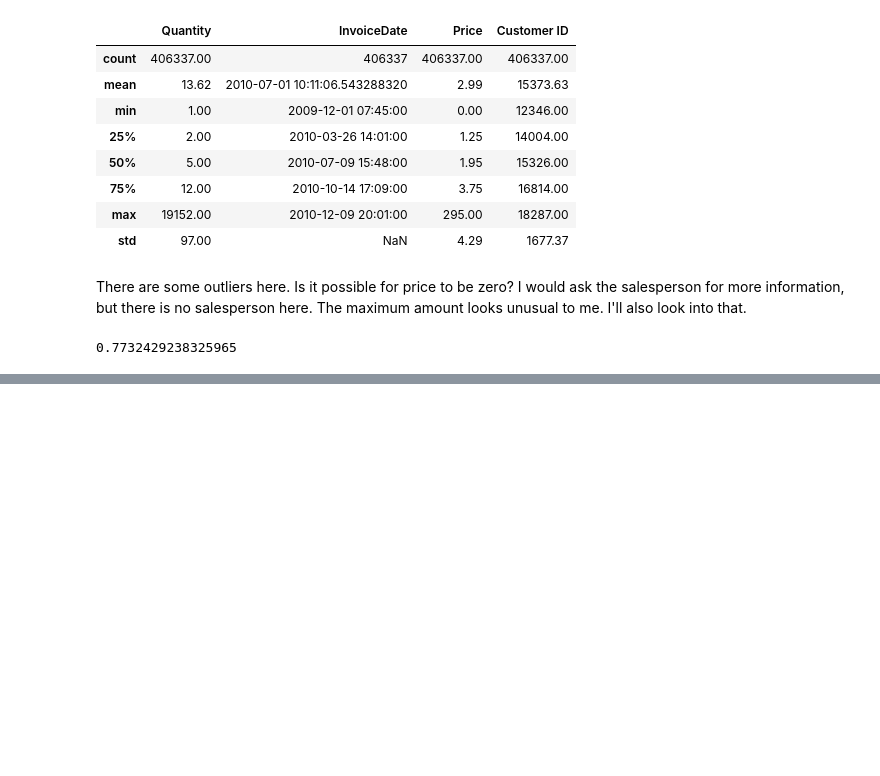
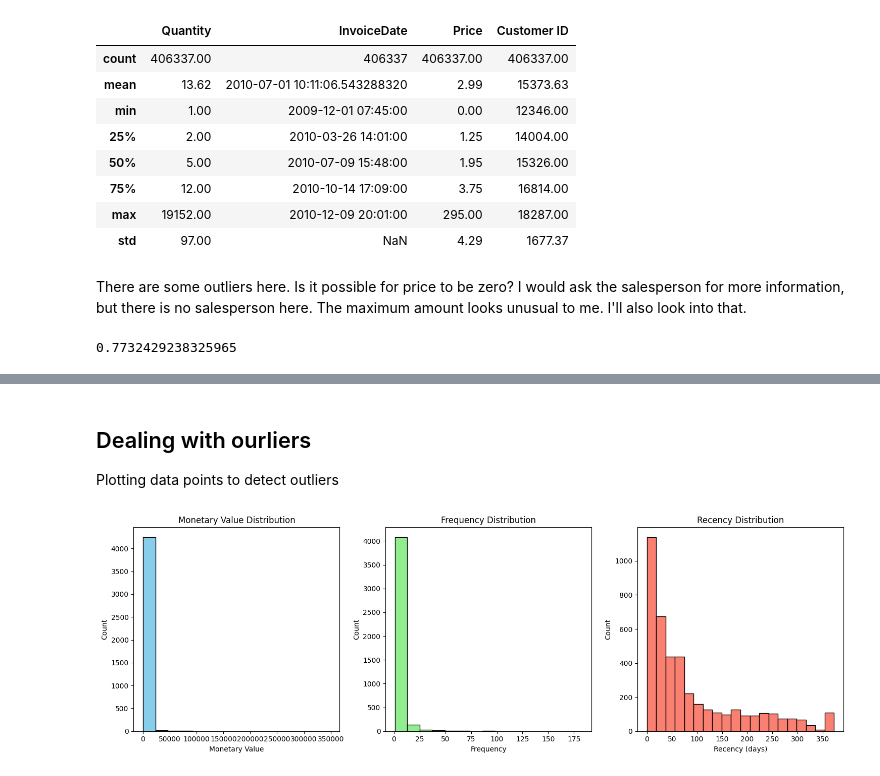
Before and after one commit to EmiTR/KMeans_Clustering, a Jupyter notebook: Kmeans_Customers_Segmentation.ipynb, the cells around one changed output, grey strips where cells are left out. Saved outputs shown, nothing was run; the diff lists cells and outputs as text; code cells hidden in the pictures; blank space fills up the shorter version.

Commit message:
Dealing with outliers and visualizing non-outliers

```diff
--- a/Kmeans_Customers_Segmentation.ipynb
+++ b/Kmeans_Customers_Segmentation.ipynb
@@ -289,0 +312,8 @@ len(cleaned_df)/len(df)
+# %%
+aggregated_df = cleaned_df.groupby("Customer ID", as_index=False)\
+    .agg(
+    MonetaryValue = ("SalesLineTotal", "sum"), # total amount spent by the customer
+    Frequency = ("Invoice", "nunique"), # number of unique invoices (orders) placed by the customer
+    LastInvoideDate = ("InvoiceDate", "max") # date of the most recent invoice
+    )
+aggregated_df.head(5)
@@ -289,0 +327,6 @@ len(cleaned_df)/len(df)
+# %%
+max_invoice_date = cleaned_df["InvoiceDate"].max()
+# Calculate the maximum invoice date in the cleaned dataframe.
+max_invoice_date
+#2010-12-09
+# This date will be used instead of today´s date to calculate recency. This is because the dataset is historical and we want to avoid biasing the recency calculation with today´s date.
@@ -289,0 +335,4 @@ len(cleaned_df)/len(df)
+# %%
+aggregated_df["Recency"] = (max_invoice_date - aggregated_df["LastInvoideDate"]).dt.days
+# Calculate Recency as the number of days since the last invoice date for each customer. Dt as date-time.
+aggregated_df.head(5)
@@ -289,0 +346,49 @@ len(cleaned_df)/len(df)
+# %% [markdown]
+## Dealing with ourliers
+Plotting data points to detect outliers
+# %%
+plt.figure(figsize=(15, 5))
+# I made a mistake here. Figure in steadt of figure. The histograms were squished together.
+
+plt.subplot(1, 3, 1)
+# Create a subplot for Monetary Value distribution
+plt.hist(aggregated_df["MonetaryValue"], bins=15, color='skyblue', edgecolor='black')
+# Plot a histogram of the Monetary Value column with 10 bins, sky blue color, and black edges.
+plt.title("Monetary Value Distribution")
+# Set the title of the plot.
+plt.xlabel("Monetary Value")
+# Set the x-axis label.
+plt.ylabel("Count")
+# Set the y-axis label.
+
+plt.subplot(1, 3, 2)
+# Create a subplot for Frequency distribution
+plt.hist(aggregated_df["Frequency"], bins=15, color='lightgreen', edgecolor='black')
+# Plot a histogram of the Frequency column with 10 bins, light green color, and black edges.
+plt.title("Frequency Distribution")
+# Set the title of the plot.
+plt.xlabel("Frequency")
+# Set the x-axis label.
+plt.ylabel("Count")
+
+plt.subplot(1, 3, 3)
+# Create a subplot for Recency distribution
+plt.hist(aggregated_df["Recency"], bins=20, color='salmon', edgecolor='black')
+# Plot a histogram of the Recency column with 20 bins, salmon color, and black edges.
+plt.title("Recency Distribution")
+# Set the title of the plot.
+plt.xlabel("Recency (days)")
+# Set the x-axis label.
+plt.ylabel("Count")
+
+plt.tight_layout()
+# Adjust the layout to prevent overlap
+plt.show()
+
+
+# As we see in the histograms, the distributions of Monetary Value, Frequency, and Recency are all right-skewed. It is more right-skewed for Monetary Value and Frequency, which is normal.
+# In e-commerce, it is common to have a few customers who spend significantly more than the average customer, leading to a right-skewed distribution.
+# Similarly, a small number of customers may make frequent purchases, while the majority make infrequent purchases.
+# Recency is also right-skewed, indicating that most customers have made recent purchases, while a smaller number of customers have not made purchases in a long time. I would normally contact a sales person to understand the business context better.
+# %% [output]
+[figure, added]
```
Also changed, not shown: parts of 15 cells of this notebook.
